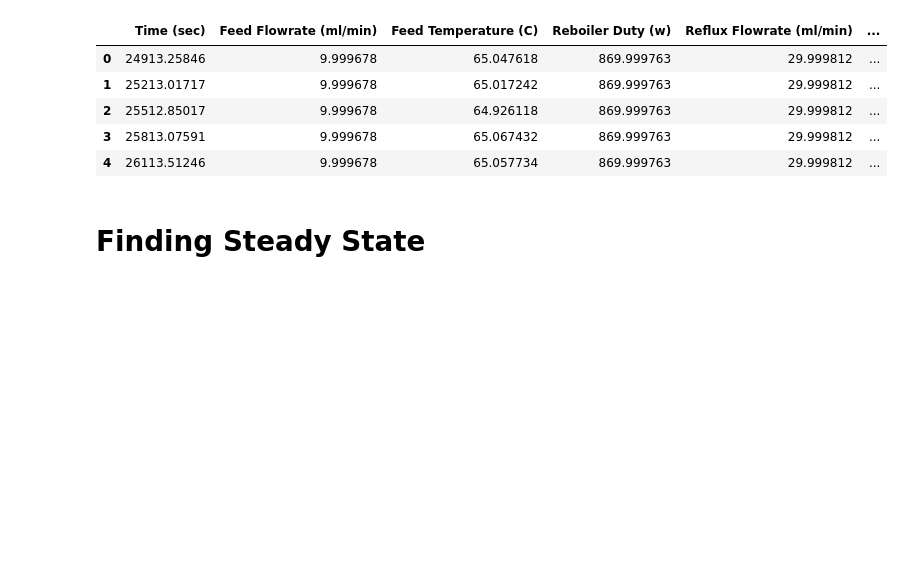
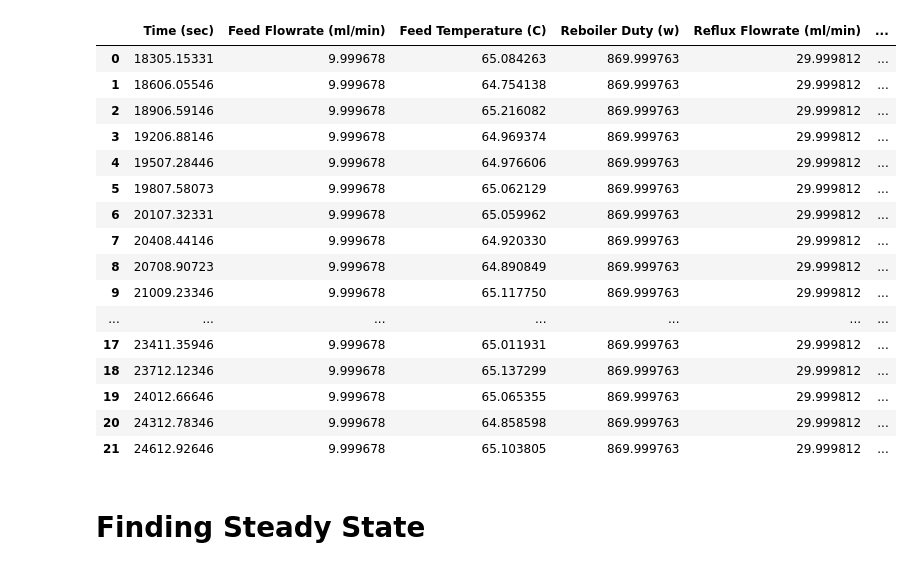
Before and after one commit to Nachreld/UO-Lab-Continuous-Distillation, a Jupyter notebook: Continuous Distillation.ipynb, the cells around one changed output. Saved outputs shown, nothing was run; the diff lists cells and outputs as text; code cells hidden in the pictures; blank space fills up the shorter version.

```diff
--- a/Continuous Distillation.ipynb
+++ b/Continuous Distillation.ipynb
@@ -1,18 +1,29 @@
 # %%
 import pandas as pd
 
-Data = pd.read_csv('Data Sets/1-16_2-220.csv',delimiter = ',')
+Data = pd.read_csv('Data Sets/1-16_12-2.csv',delimiter = ',')
 
 # DataExample = DataExample.iloc[:, [2,4,5,6,9,16]]
 
 Data
 # %% [output]
 |  | Time (sec) | Feed Flowrate (ml/min) | Feed Temperature (C) | Reboiler Duty (w) | Reflux Flowrate (ml/min) | ... |
-| 0 | 24913.25846 | 9.999678 | 65.047618 | 869.999763 | 29.999812 | ... |
-| 1 | 25213.01717 | 9.999678 | 65.017242 | 869.999763 | 29.999812 | ... |
-| 2 | 25512.85017 | 9.999678 | 64.926118 | 869.999763 | 29.999812 | ... |
-| 3 | 25813.07591 | 9.999678 | 65.067432 | 869.999763 | 29.999812 | ... |
-| 4 | 26113.51246 | 9.999678 | 65.057734 | 869.999763 | 29.999812 | ... |
+| 0 | 18305.15331 | 9.999678 | 65.084263 | 869.999763 | 29.999812 | ... |
+| 1 | 18606.05546 | 9.999678 | 64.754138 | 869.999763 | 29.999812 | ... |
+| 2 | 18906.59146 | 9.999678 | 65.216082 | 869.999763 | 29.999812 | ... |
+| 3 | 19206.88146 | 9.999678 | 64.969374 | 869.999763 | 29.999812 | ... |
+| 4 | 19507.28446 | 9.999678 | 64.976606 | 869.999763 | 29.999812 | ... |
+| 5 | 19807.58073 | 9.999678 | 65.062129 | 869.999763 | 29.999812 | ... |
+| 6 | 20107.32331 | 9.999678 | 65.059962 | 869.999763 | 29.999812 | ... |
+| 7 | 20408.44146 | 9.999678 | 64.920330 | 869.999763 | 29.999812 | ... |
+| 8 | 20708.90723 | 9.999678 | 64.890849 | 869.999763 | 29.999812 | ... |
+| 9 | 21009.23346 | 9.999678 | 65.117750 | 869.999763 | 29.999812 | ... |
+| ... | ... | ... | ... | ... | ... | ... |
+| 17 | 23411.35946 | 9.999678 | 65.011931 | 869.999763 | 29.999812 | ... |
+| 18 | 23712.12346 | 9.999678 | 65.137299 | 869.999763 | 29.999812 | ... |
+| 19 | 24012.66646 | 9.999678 | 65.065355 | 869.999763 | 29.999812 | ... |
+| 20 | 24312.78346 | 9.999678 | 64.858598 | 869.999763 | 29.999812 | ... |
+| 21 | 24612.92646 | 9.999678 | 65.103805 | 869.999763 | 29.999812 | ... |
 # %% [markdown]
 # Finding Steady State
 # %%
```
Also changed, not shown: parts of 2 cells of this notebook, 4 other files.
